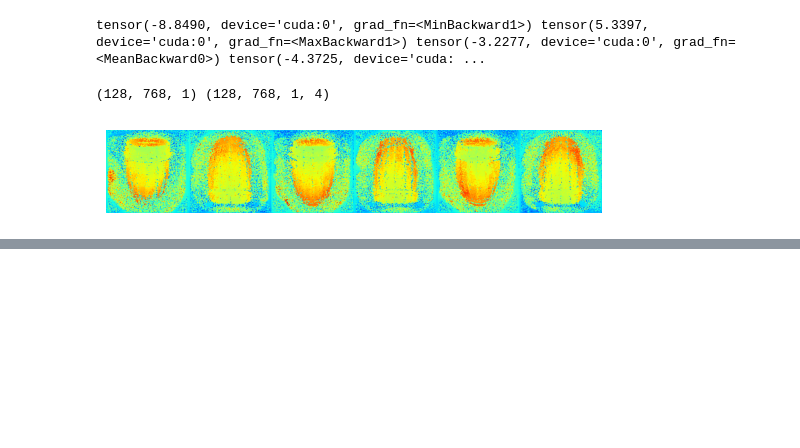
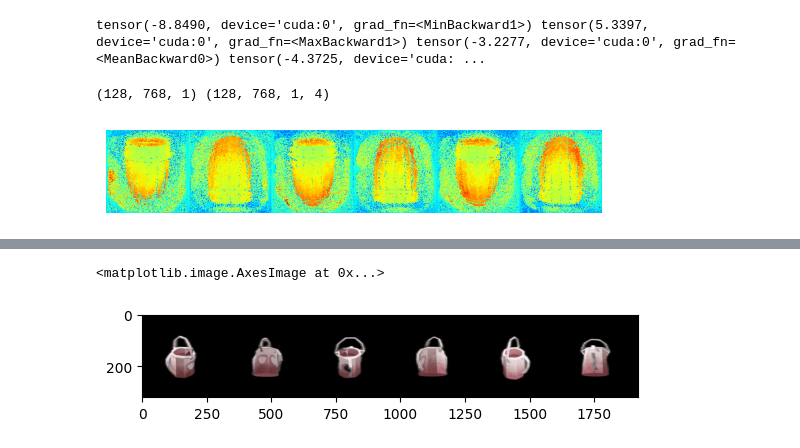
Before and after one commit to mengxuyiGit/LGM, a Jupyter notebook: notebook_cuda.ipynb, the cells around one changed output, grey strips where cells are left out. Drawn from its saved outputs; the diff is of its cells as text; code cells hidden in the pictures; blank space fills up the shorter version.

```diff
--- a/notebook_cuda.ipynb
+++ b/notebook_cuda.ipynb
@@ -304,0 +514,9 @@ plt.show()
+# %%
+
+poses = [np.load(f'{path}/{i:03d}.npy', allow_pickle=True).item() for i in range(1, 56)]
+elevations, azimuths = [-pose['elevation'] for pose in poses], [pose['azimuth'] for pose in poses]
+# imgs = [np.array(Image.open(f'{path}/{i:03d}.png')) / 255.0 for i in range(1, 7)]
+# imgs = [img[..., :3] * img[..., 3:4] + (1 - img[..., 3:4]) for img in imgs]
+
+# get imgs from pipeline
+cond = Image.open(f'{path}/{0:03d}.png')
@@ -304,0 +614,2 @@ plt.show()
+# %%
+mv_image_no_bg = rembg.remove(einops.rearrange(mv_image, 'b h w c -> h (b w) c')) # .astype(np.float32) / 255.
@@ -304,0 +634,8 @@ plt.show()
+# %%
+# plt.imshow(img_no_bg)
+# np.array([3.6]).round().astype(np.uint8)
+plt.imshow(mv_image_no_bg[...,:-1])
+# plt.imshow(einops.rearrange(mv_image, 'b h w c -> h (b w) c'))
+# %% [output]
+<matplotlib.image.AxesImage at 0x...>
+[figure, added]
```
Also changed, not shown: parts of 24 cells of this notebook, 1 other file.
